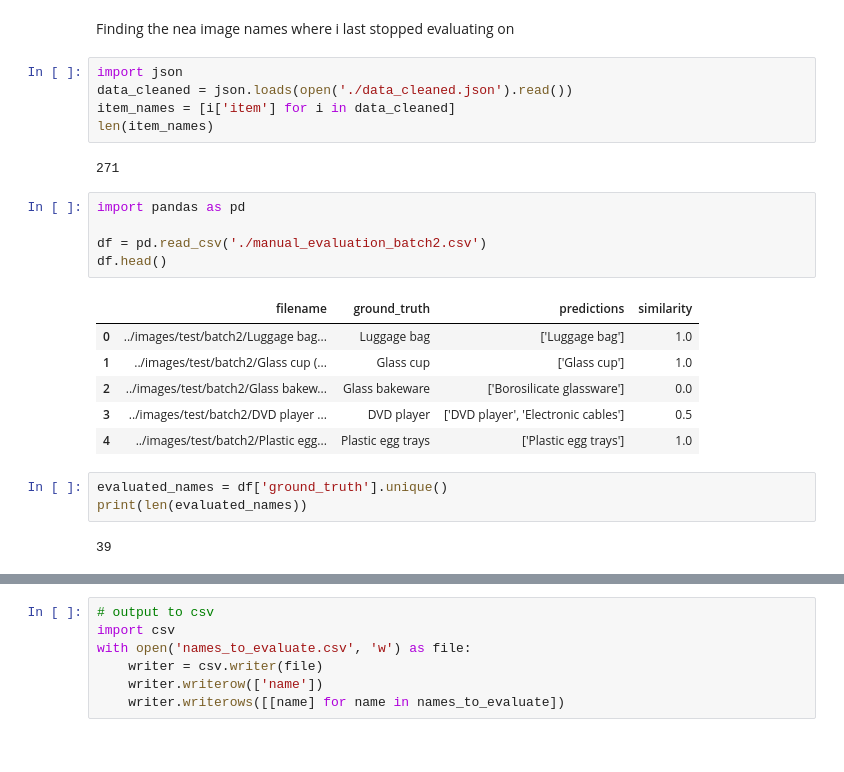
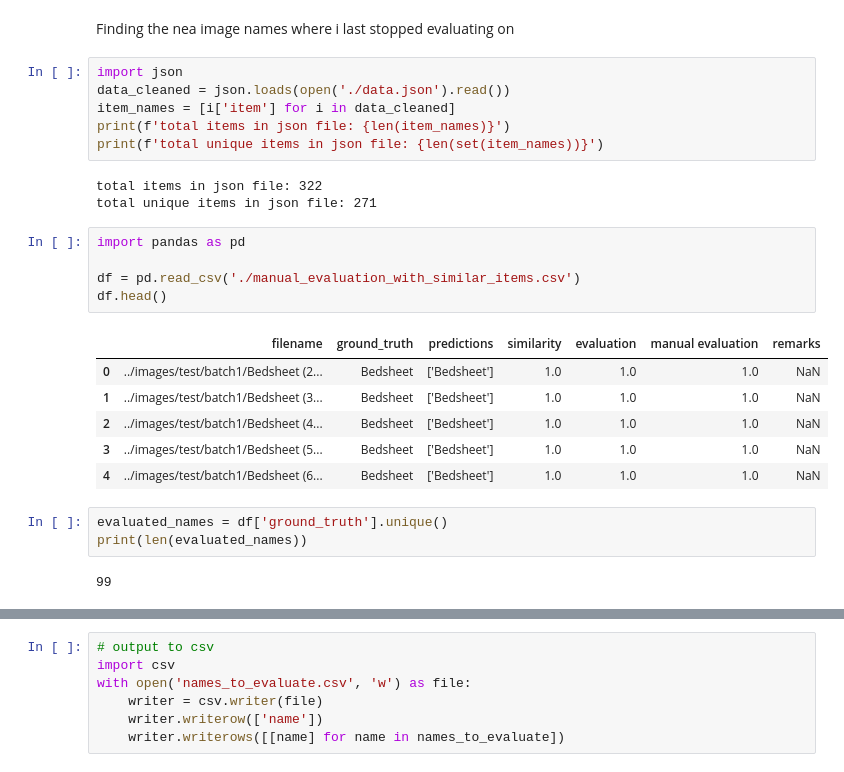
Before and after one commit to zhiweit/blooapp-api, a Jupyter notebook: app/evaluation.ipynb, the cells around one changed output, grey strips where cells are left out. Saved outputs shown, nothing was run; the diff lists cells and outputs as text.

```diff
--- a/app/evaluation.ipynb
+++ b/app/evaluation.ipynb
@@ -5,28 +5,30 @@ Evaluate accuracy of vision model
  Finding the nea image names where i last stopped evaluating on
 # %%
 import json
-data_cleaned = json.loads(open('./data_cleaned.json').read())
+data_cleaned = json.loads(open('./data.json').read())
 item_names = [i['item'] for i in data_cleaned]
-len(item_names)
+print(f'total items in json file: {len(item_names)}')
+print(f'total unique items in json file: {len(set(item_names))}')
 # %% [output]
-271
+total items in json file: 322
+total unique items in json file: 271
 # %%
 import pandas as pd
 
-df = pd.read_csv('./manual_evaluation_batch2.csv')
+df = pd.read_csv('./manual_evaluation_with_similar_items.csv')
 df.head()
 # %% [output]
-|  | filename | ground_truth | predictions | similarity |
-| 0 | ../images/test/batch2/Luggage bag... | Luggage bag | ['Luggage bag'] | 1.0 |
-| 1 | ../images/test/batch2/Glass cup (... | Glass cup | ['Glass cup'] | 1.0 |
-| 2 | ../images/test/batch2/Glass bakew... | Glass bakeware | ['Borosilicate glassware'] | 0.0 |
-| 3 | ../images/test/batch2/DVD player ... | DVD player | ['DVD player', 'Electronic cables'] | 0.5 |
-| 4 | ../images/test/batch2/Plastic egg... | Plastic egg trays | ['Plastic egg trays'] | 1.0 |
+|  | filename | ground_truth | predictions | similarity | evaluation | manual evaluation | remarks |
+| 0 | ../images/test/batch1/Bedsheet (2... | Bedsheet | ['Bedsheet'] | 1.0 | 1.0 | 1.0 | NaN |
+| 1 | ../images/test/batch1/Bedsheet (3... | Bedsheet | ['Bedsheet'] | 1.0 | 1.0 | 1.0 | NaN |
+| 2 | ../images/test/batch1/Bedsheet (4... | Bedsheet | ['Bedsheet'] | 1.0 | 1.0 | 1.0 | NaN |
+| 3 | ../images/test/batch1/Bedsheet (5... | Bedsheet | ['Bedsheet'] | 1.0 | 1.0 | 1.0 | NaN |
+| 4 | ../images/test/batch1/Bedsheet (6... | Bedsheet | ['Bedsheet'] | 1.0 | 1.0 | 1.0 | NaN |
 # %%
 evaluated_names = df['ground_truth'].unique()
 print(len(evaluated_names))
 # %% [output]
-39
+99
 # %%
 names_to_evaluate = set(item_names).difference(set(evaluated_names))
 len(names_to_evaluate)
```
Also changed, not shown: parts of 18 cells of this notebook, 9 other files.
